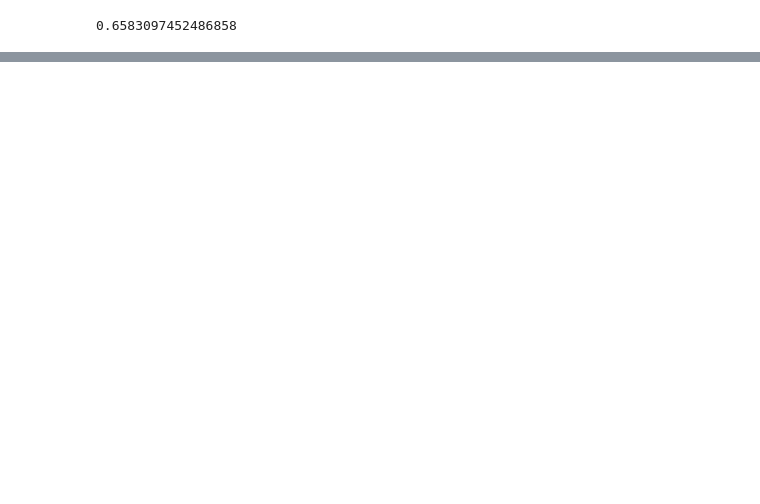
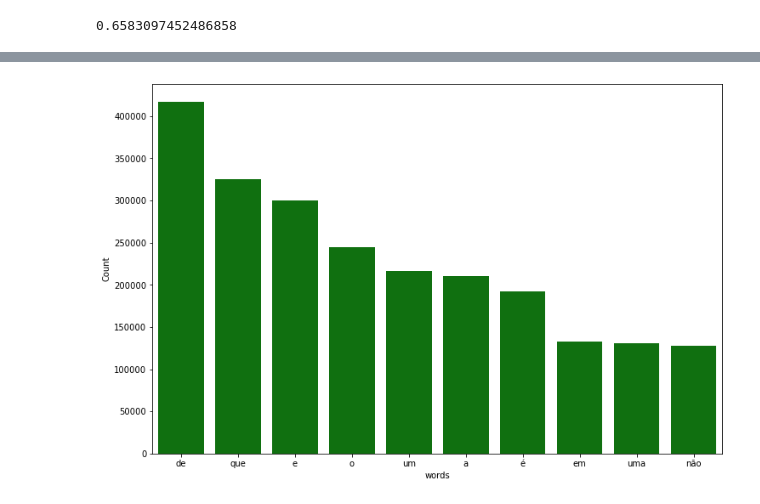
Before and after one commit to carlosr-henriques/imdb-pt-br-an-lise-de-sentimentos, a Jupyter notebook: imdb-pt-br-sentiment-analysis.ipynb, the cells around one changed output, grey strips where cells are left out. Cells and saved outputs as stored; diff of their text form; code cells hidden in the pictures; blank space fills up the shorter version.

```diff
--- a/imdb-pt-br-sentiment-analysis.ipynb
+++ b/imdb-pt-br-sentiment-analysis.ipynb
@@ -75,0 +166,24 @@ print(accuracy)
+# %%
+space_token = tokenize.WhitespaceTokenizer()
+sentence_token = space_token.tokenize(all_words)
+frequence_words = nltk.FreqDist(sentence_token)
+# %%
+df_frequence_words = pd.DataFrame({'words': frequence_words.keys(),'frequence':frequence_words.values()})
+# %%
+df_frequence_words_nlargest = df_frequence_words.nlargest(columns='frequence', n=20)
+# %%
+def bar_words(data, text_column, quantidade, color):
+    all_words = ''.join([word for word in data[text_column]])
+    space_token = tokenize.WhitespaceTokenizer()
+    sentence_token = space_token.tokenize(all_words)
+    frequence_words = nltk.FreqDist(sentence_token)
+    df_frequence_words = pd.DataFrame({'words': frequence_words.keys(),'frequence':frequence_words.values()})
+    df_frequence_words_nlargest = df_frequence_words.nlargest(columns='frequence', n=quantidade)
+    plt.figure(figsize=(12,8))
+    ax = sns.barplot(data=df_frequence_words_nlargest, x='words', y='frequence', color=color)
+    ax.set(ylabel='Count')
+    return plt.show()
+# %%
+bar_words(df, 'text_pt', 10, 'green')
+# %% [output]
+[figure, added]
```
Also changed, not shown: parts of 18 cells of this notebook.
